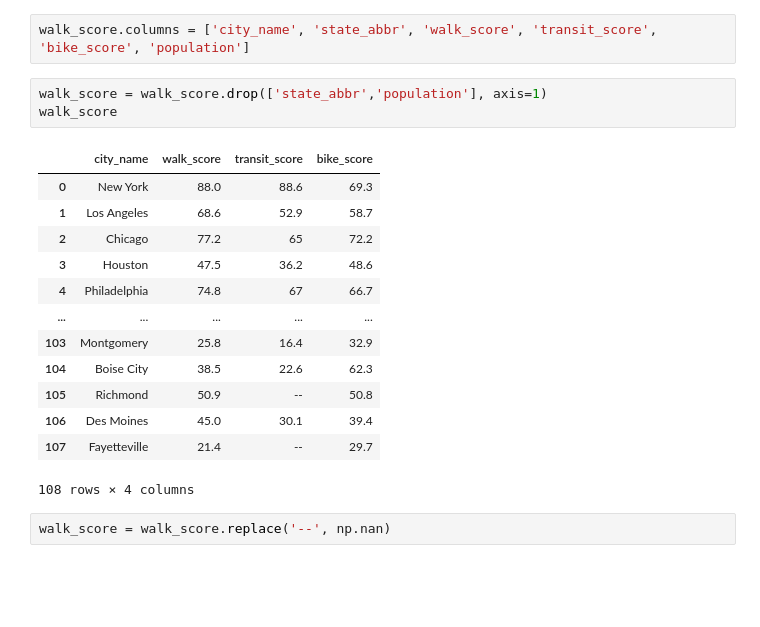
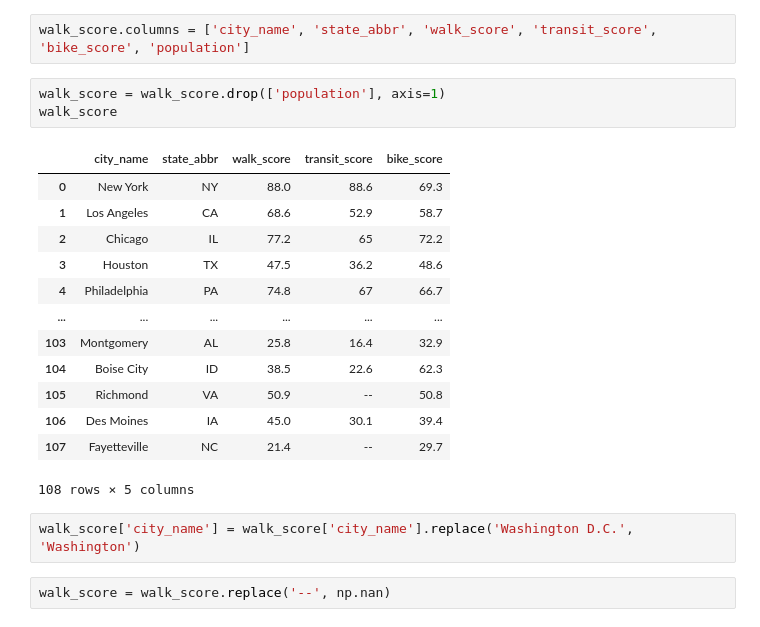
Before and after one commit to kenthansen98/transportation-health, a Jupyter notebook: api_data.ipynb, the cells around one changed output. Saved outputs shown, nothing was run; the diff lists cells and outputs as text; blank space fills up the shorter version.

```diff
--- a/api_data.ipynb
+++ b/api_data.ipynb
@@ -114,21 +148,23 @@ walk_score = pd.read_csv('../walk_score.csv')
 # %%
 walk_score.columns = ['city_name', 'state_abbr', 'walk_score', 'transit_score', 'bike_score', 'population']
 # %%
-walk_score = walk_score.drop(['state_abbr','population'], axis=1)
+walk_score = walk_score.drop(['population'], axis=1)
 walk_score
 # %% [output]
-|  | city_name | walk_score | transit_score | bike_score |
-| 0 | New York | 88.0 | 88.6 | 69.3 |
-| 1 | Los Angeles | 68.6 | 52.9 | 58.7 |
-| 2 | Chicago | 77.2 | 65 | 72.2 |
-| 3 | Houston | 47.5 | 36.2 | 48.6 |
-| 4 | Philadelphia | 74.8 | 67 | 66.7 |
-| ... | ... | ... | ... | ... |
-| 103 | Montgomery | 25.8 | 16.4 | 32.9 |
-| 104 | Boise City | 38.5 | 22.6 | 62.3 |
-| 105 | Richmond | 50.9 | -- | 50.8 |
-| 106 | Des Moines | 45.0 | 30.1 | 39.4 |
-| 107 | Fayetteville | 21.4 | -- | 29.7 |
+|  | city_name | state_abbr | walk_score | transit_score | bike_score |
+| 0 | New York | NY | 88.0 | 88.6 | 69.3 |
+| 1 | Los Angeles | CA | 68.6 | 52.9 | 58.7 |
+| 2 | Chicago | IL | 77.2 | 65 | 72.2 |
+| 3 | Houston | TX | 47.5 | 36.2 | 48.6 |
+| 4 | Philadelphia | PA | 74.8 | 67 | 66.7 |
+| ... | ... | ... | ... | ... | ... |
+| 103 | Montgomery | AL | 25.8 | 16.4 | 32.9 |
+| 104 | Boise City | ID | 38.5 | 22.6 | 62.3 |
+| 105 | Richmond | VA | 50.9 | -- | 50.8 |
+| 106 | Des Moines | IA | 45.0 | 30.1 | 39.4 |
+| 107 | Fayetteville | NC | 21.4 | -- | 29.7 |
-108 rows × 4 columns
+108 rows × 5 columns
+# %%
+walk_score['city_name'] = walk_score['city_name'].replace('Washington D.C.', 'Washington')
 # %%
 walk_score = walk_score.replace('--', np.nan)
```
Also changed, not shown: parts of 28 cells of this notebook, 9 other files.
